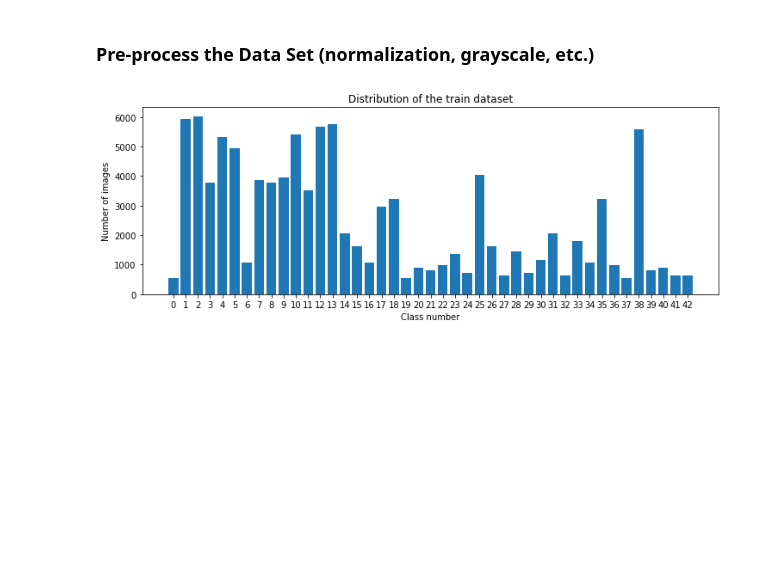
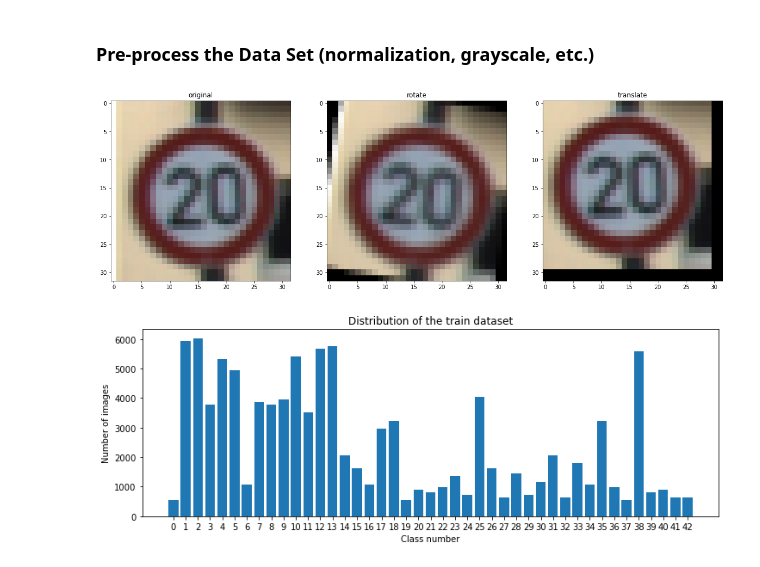
Before and after one commit to TakashiNakagawa/CarND-Traffic-Sign-Classifier-Project, a Jupyter notebook: Traffic_Sign_Classifier.ipynb, the cells around one changed output. Drawn from its saved outputs; the diff is of its cells as text; code cells hidden in the pictures; blank space fills up the shorter version.

Commit message:
add rotate and translate example

```diff
--- a/Traffic_Sign_Classifier.ipynb
+++ b/Traffic_Sign_Classifier.ipynb
@@ -179,6 +179,26 @@ def translate(image, min=2, max=2):
 
     M = np.float32([[1,0,x_shift],[0,1,y_shift]])
     return cv2.warpAffine(image, M, (cols, rows))
+# %%
+import matplotlib.pyplot as plt
+
+def show_image(image, title, index):
+    plt.subplot(1,3,index)
+    plt.title(title)
+    plt.imshow(image)
+
+def show_sample():
+    indices = np.where(y_train == 0)[0]
+    image = X_train[indices[0]]
+    fig = plt.figure(figsize=(20,20))
+    show_image(image, "original", 1)
+    show_image(rotate(image), "rotate", 2)
+    show_image(translate(image), "translate", 3)
+    plt.show()
+
+show_sample()
+# %% [output]
+[figure, added]
 # %%
 def augment():
     X_train_rot = np.array([rotate(image) for image in X_train])
```
Also changed, not shown: parts of 7 cells of this notebook, 2 other files.
